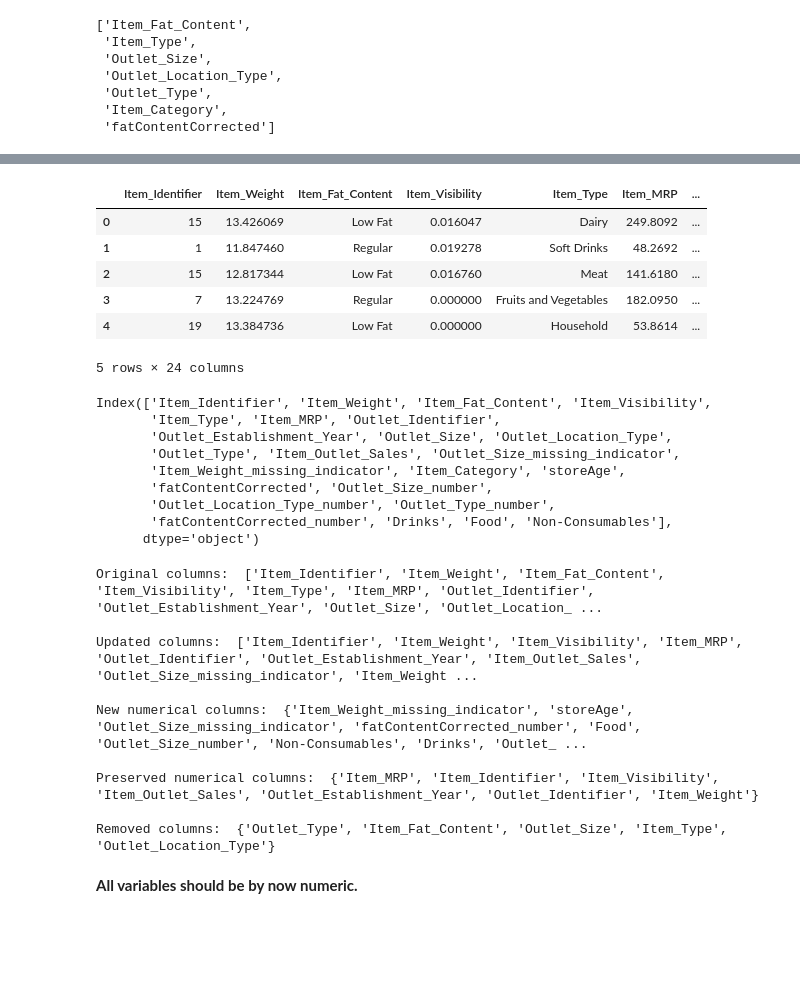
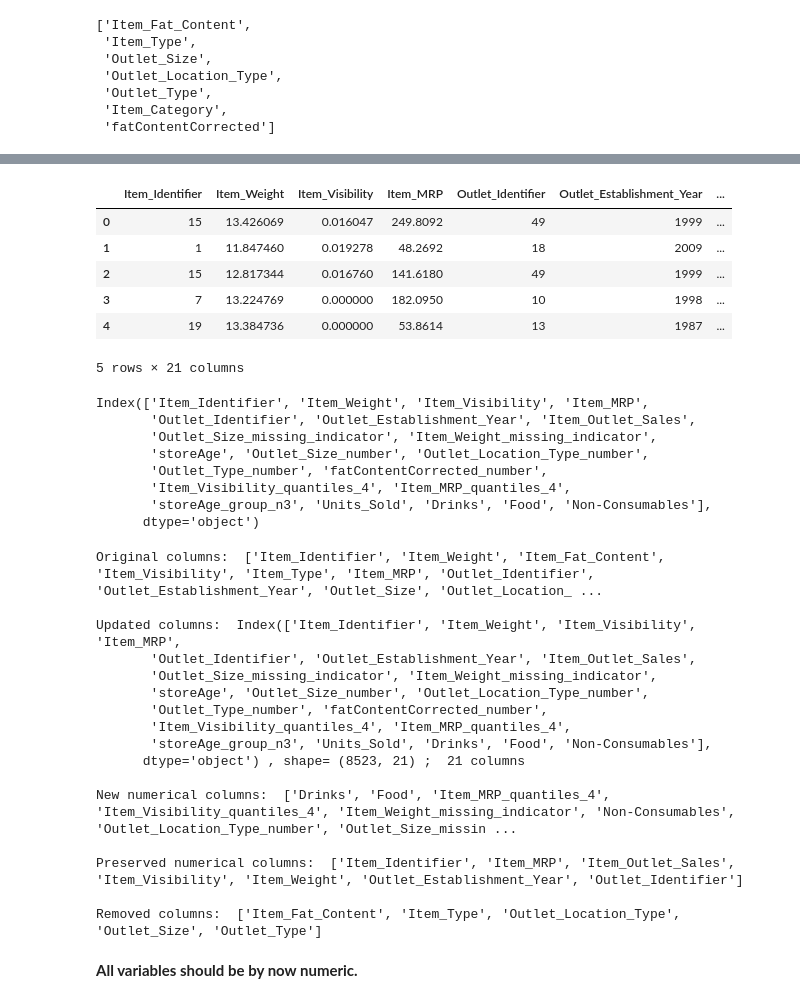
Before and after one commit to silvhua-Lighthouse/2022-10-05-data_preparation_exercise, a Jupyter notebook: data_prep_exercise.ipynb, the cells around one changed output, grey strips where cells are left out. Saved outputs shown, nothing was run; the diff lists cells and outputs as text; code cells hidden in the pictures; blank space fills up the shorter version.

```diff
--- a/data_prep_exercise.ipynb
+++ b/data_prep_exercise.ipynb
@@ -872,6 +865,9 @@ Index(['Item_Identifier', 'Item_Weight', 'Item_Fat_Content', 'Item_Visibility',
       dtype='object')
 [figure]
 [figure]
+# %%
+# Calculate minimum Units_Sold
+data_filled['Units_Sold'] = data_filled['Item_Outlet_Sales'] / data_filled['Item_MRP']
 # %%
 data_filled.columns
 # %% [output]
@@ -898,3 +904,6 @@ categorical
  'Outlet_Type',
  'Item_Category',
  'fatContentCorrected']
+# %%
+columns_prepared = data_filled.dtypes[data_filled.dtypes != 'object'].index.tolist()
+columns_prepared
@@ -901,45 +929,50 @@ categorical
 # %%
-data_prepared = pd.merge(data_filled,pd.get_dummies(data_filled['Item_Category']),left_index=True,right_index=True)
+data_prepared = pd.merge(data_filled[columns_prepared],pd.get_dummies(data_filled['Item_Category']),left_index=True,right_index=True)
 data_prepared.head()
 # %% [output]
-|  | Item_Identifier | Item_Weight | Item_Fat_Content | Item_Visibility | Item_Type | Item_MRP | ... |
-| 0 | 15 | 13.426069 | Low Fat | 0.016047 | Dairy | 249.8092 | ... |
-| 1 | 1 | 11.847460 | Regular | 0.019278 | Soft Drinks | 48.2692 | ... |
-| 2 | 15 | 12.817344 | Low Fat | 0.016760 | Meat | 141.6180 | ... |
-| 3 | 7 | 13.224769 | Regular | 0.000000 | Fruits and Vegetables | 182.0950 | ... |
-| 4 | 19 | 13.384736 | Low Fat | 0.000000 | Household | 53.8614 | ... |
+|  | Item_Identifier | Item_Weight | Item_Visibility | Item_MRP | Outlet_Identifier | Outlet_Establishment_Year | ... |
+| 0 | 15 | 13.426069 | 0.016047 | 249.8092 | 49 | 1999 | ... |
+| 1 | 1 | 11.847460 | 0.019278 | 48.2692 | 18 | 2009 | ... |
+| 2 | 15 | 12.817344 | 0.016760 | 141.6180 | 49 | 1999 | ... |
+| 3 | 7 | 13.224769 | 0.000000 | 182.0950 | 10 | 1998 | ... |
+| 4 | 19 | 13.384736 | 0.000000 | 53.8614 | 13 | 1987 | ... |
-5 rows × 24 columns
+5 rows × 21 columns
 # %%
 data_prepared.columns
 # %% [output]
-Index(['Item_Identifier', 'Item_Weight', 'Item_Fat_Content', 'Item_Visibility',
-       'Item_Type', 'Item_MRP', 'Outlet_Identifier',
-       'Outlet_Establishment_Year', 'Outlet_Size', 'Outlet_Location_Type',
-       'Outlet_Type', 'Item_Outlet_Sales', 'Outlet_Size_missing_indicator',
-       'Item_Weight_missing_indicator', 'Item_Category', 'storeAge',
-       'fatContentCorrected', 'Outlet_Size_number',
-       'Outlet_Location_Type_number', 'Outlet_Type_number',
-       'fatContentCorrected_number', 'Drinks', 'Food', 'Non-Consumables'],
+Index(['Item_Identifier', 'Item_Weight', 'Item_Visibility', 'Item_MRP',
+       'Outlet_Identifier', 'Outlet_Establishment_Year', 'Item_Outlet_Sales',
+       'Outlet_Size_missing_indicator', 'Item_Weight_missing_indicator',
+       'storeAge', 'Outlet_Size_number', 'Outlet_Location_Type_number',
+       'Outlet_Type_number', 'fatContentCorrected_number',
+       'Item_Visibility_quantiles_4', 'Item_MRP_quantiles_4',
+       'storeAge_group_n3', 'Units_Sold', 'Drinks', 'Food', 'Non-Consumables'],
       dtype='object')
 # %%
-# Get names of numerical columns; compare length with original data set
-numericalColumns = data_prepared.dtypes[data_prepared.dtypes != object].index.to_list()
+#  Summarize changes to dataset
 originalColumns = data.columns.to_list()
 print('Original columns: ', originalColumns, ', shape=',data.shape,'\n')
-print('Updated columns: ', numericalColumns, ', shape=',data_prepared[numericalColumns].shape, '; ',len(numericalColumns),'columns \n')
-print('New numerical columns: ',set(numericalColumns) - set(originalColumns),'\n')
-print('Preserved numerical columns: ', set(numericalColumns) & set(originalColumns),'\n')
-print('Removed columns: ', set(originalColumns) - set(numericalColumns),'\n')
+print('Updated columns: ', data_prepared.columns, ', shape=',data_prepared.shape, '; ',len(numericalColumns),'columns \n')
+print('New numerical columns: ',sorted(set(data_prepared.columns) - set(originalColumns)),'\n')
+print('Preserved numerical columns: ', sorted(set(data_prepared.columns) & set(originalColumns)),'\n')
+print('Removed columns: ', sorted(set(originalColumns) - set(data_prepared.columns)),'\n')
 # %% [output]
 Original columns:  ['Item_Identifier', 'Item_Weight', 'Item_Fat_Content', 'Item_Visibility', 'Item_Type', 'Item_MRP', 'Outlet_Identifier', 'Outlet_Establishment_Year', 'Outlet_Size', 'Outlet_Location_ ...
 
-Updated columns:  ['Item_Identifier', 'Item_Weight', 'Item_Visibility', 'Item_MRP', 'Outlet_Identifier', 'Outlet_Establishment_Year', 'Item_Outlet_Sales', 'Outlet_Size_missing_indicator', 'Item_Weight ...
+Updated columns:  Index(['Item_Identifier', 'Item_Weight', 'Item_Visibility', 'Item_MRP',
+       'Outlet_Identifier', 'Outlet_Establishment_Year', 'Item_Outlet_Sales',
+       'Outlet_Size_missing_indicator', 'Item_Weight_missing_indicator',
+       'storeAge', 'Outlet_Size_number', 'Outlet_Location_Type_number',
+       'Outlet_Type_number', 'fatContentCorrected_number',
+       'Item_Visibility_quantiles_4', 'Item_MRP_quantiles_4',
+       'storeAge_group_n3', 'Units_Sold', 'Drinks', 'Food', 'Non-Consumables'],
+      dtype='object') , shape= (8523, 21) ;  21 columns
 
-New numerical columns:  {'Item_Weight_missing_indicator', 'storeAge', 'Outlet_Size_missing_indicator', 'fatContentCorrected_number', 'Food', 'Outlet_Size_number', 'Non-Consumables', 'Drinks', 'Outlet_ ...
+New numerical columns:  ['Drinks', 'Food', 'Item_MRP_quantiles_4', 'Item_Visibility_quantiles_4', 'Item_Weight_missing_indicator', 'Non-Consumables', 'Outlet_Location_Type_number', 'Outlet_Size_missin ...
 
-Preserved numerical columns:  {'Item_MRP', 'Item_Identifier', 'Item_Visibility', 'Item_Outlet_Sales', 'Outlet_Establishment_Year', 'Outlet_Identifier', 'Item_Weight'}
+Preserved numerical columns:  ['Item_Identifier', 'Item_MRP', 'Item_Outlet_Sales', 'Item_Visibility', 'Item_Weight', 'Outlet_Establishment_Year', 'Outlet_Identifier']
 
-Removed columns:  {'Outlet_Type', 'Item_Fat_Content', 'Outlet_Size', 'Item_Type', 'Outlet_Location_Type'}
+Removed columns:  ['Item_Fat_Content', 'Item_Type', 'Outlet_Location_Type', 'Outlet_Size', 'Outlet_Type']
 # %% [markdown]
 **All variables should be by now numeric.**
 # %% [markdown]
```
Also changed, not shown: parts of 8 cells of this notebook.
